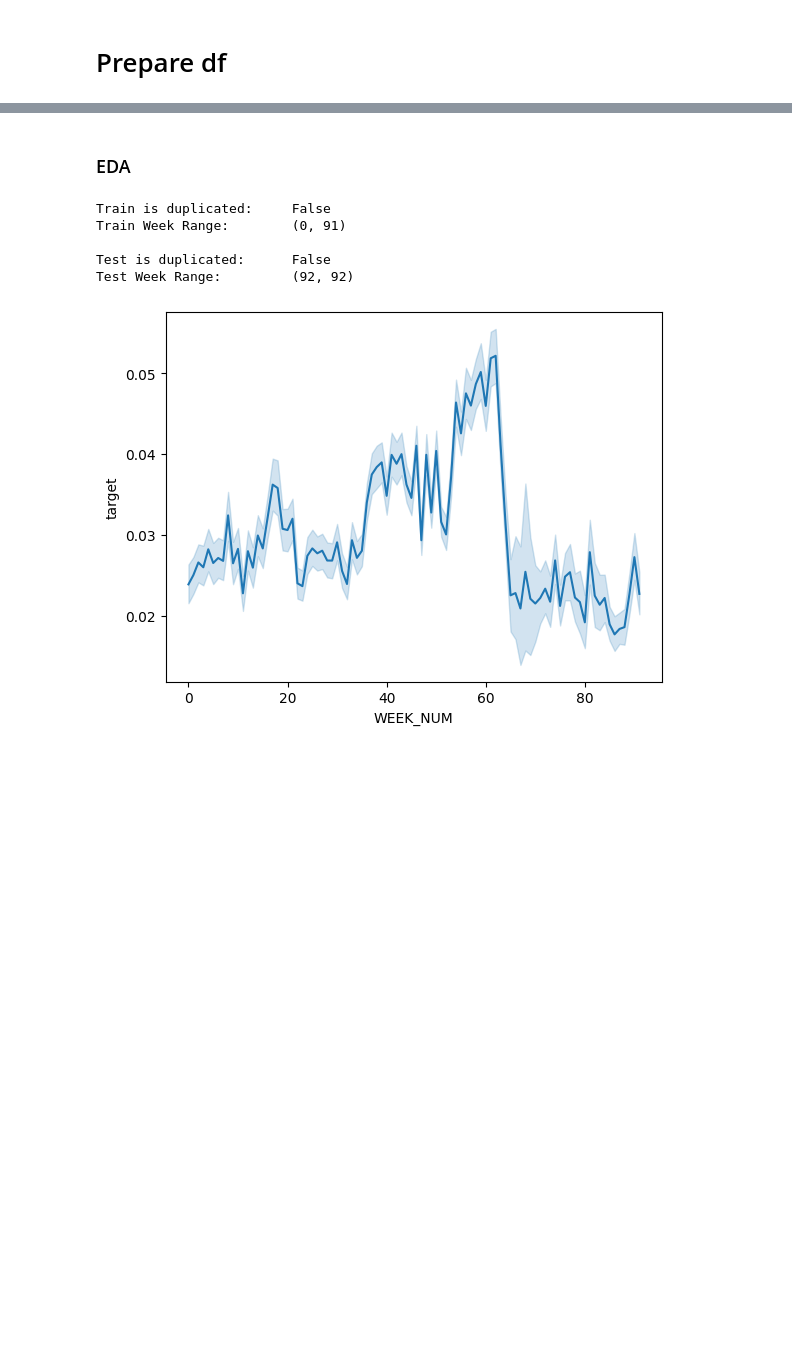
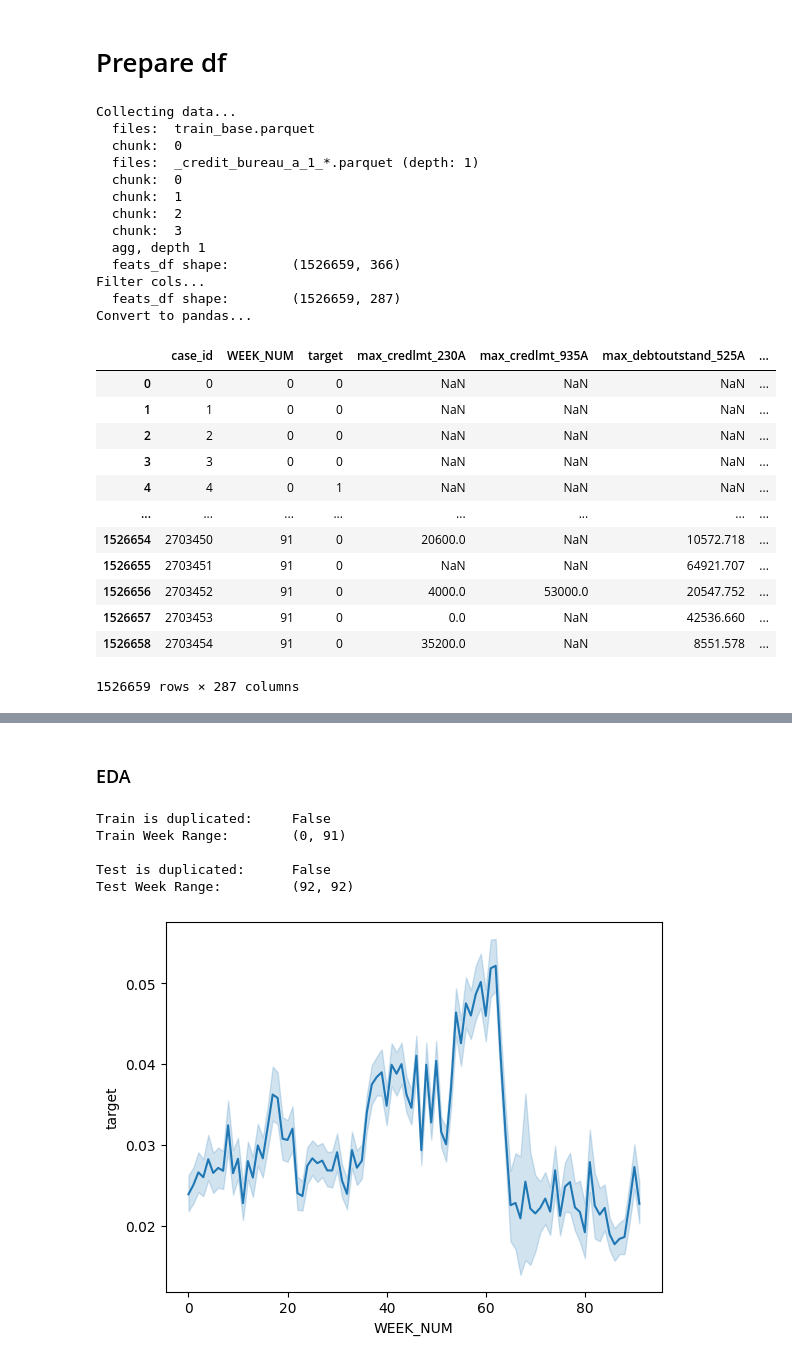
Before and after one commit to Andrey123qq2/Kaggle-Notebooks, a Jupyter notebook: home-credit-baseline-data.ipynb, the cells around one changed output, grey strips where cells are left out. Cells and saved outputs as stored; diff of their text form; code cells hidden in the pictures; blank space fills up the shorter version.

Commit message:
Kaggle Notebook | Home Credit: baseline - DATA | Version 13

```diff
--- a/home-credit-baseline-data.ipynb
+++ b/home-credit-baseline-data.ipynb
@@ -251,3 +276,31 @@ def feature_eng(df_base, depth_0, depth_1, depth_2):
+# %%
+def read_files(files_arr, data_dir, aggregator, mode="train", agg_chunks=False, num_group1_filter=None):
+    base_file_name = f"{mode}_base.parquet"
+    print("  files: ", base_file_name)
+    feats_df = read_files_by_path(
+        data_dir / base_file_name, data_dir, mode
+    )
+
+    for i, file_name in enumerate(files_arr):
+        depth = re.findall("\w_(\d)", file_name)
+        if len(depth) > 0:
+            depth = depth[0]
+        else:
+            continue
+        print("  files: ", file_name, f"(depth: {depth})")
+        files_df = read_files_by_path(
+            data_dir / f"{mode}{file_name}",
+            aggregator, int(depth), agg_chunks,
+            num_group1_filter=num_group1_filter
+        )
+        feats_df = feats_df.join(
+            files_df,
+            how="left", on="case_id", suffix=f"_{depth}_{i}"
+        )
+        del files_df
+        gc.collect()
+
+    return feats_df
 # %%
 def to_pandas(df_data, cat_cols=None):
     df_data = df_data.to_pandas()
@@ -351,0 +354,44 @@ def prepare_df(data_dir, cat_cols=None, mode="train", display_store=False, train
+# %%
+credit_bureau_a_1_files = [
+    "_credit_bureau_a_1_*.parquet",
+]
+credit_b_a_1_agg = Aggregator(
+    num_aggregators = [pl.max, pl.min, pl.first, pl.last, pl.mean],
+    str_aggregators = [pl.max, pl.min, pl.first, pl.last], # n_unique
+    group_aggregators = [pl.max, pl.min, pl.first, pl.last]
+)
+# %%
+if __name__ == '__main__':
+    credit_bureau_a_1_train_df = prepare_df(
+        credit_bureau_a_1_files, CFG.train_dir, credit_b_a_1_agg, feat_eng=False
+    )
+    gc.collect()
+    cat_cols_credit_bureau_a_1 = list(credit_bureau_a_1_train_df.select_dtypes("category").columns)
+    display(credit_bureau_a_1_train_df)
+# %% [output]
+Collecting data...
+  files:  train_base.parquet
+  chunk:  0
+  files:  _credit_bureau_a_1_*.parquet (depth: 1)
+  chunk:  0
+  chunk:  1
+  chunk:  2
+  chunk:  3
+  agg, depth 1
+  feats_df shape:        (1526659, 366)
+Filter cols...
+  feats_df shape:        (1526659, 287)
+Convert to pandas...
+|  | case_id | WEEK_NUM | target | max_credlmt_230A | max_credlmt_935A | max_debtoutstand_525A | ... |
+| 0 | 0 | 0 | 0 | NaN | NaN | NaN | ... |
+| 1 | 1 | 0 | 0 | NaN | NaN | NaN | ... |
+| 2 | 2 | 0 | 0 | NaN | NaN | NaN | ... |
+| 3 | 3 | 0 | 0 | NaN | NaN | NaN | ... |
+| 4 | 4 | 0 | 1 | NaN | NaN | NaN | ... |
+| ... | ... | ... | ... | ... | ... | ... | ... |
+| 1526654 | 2703450 | 91 | 0 | 20600.0 | NaN | 10572.718 | ... |
+| 1526655 | 2703451 | 91 | 0 | NaN | NaN | 64921.707 | ... |
+| 1526656 | 2703452 | 91 | 0 | 4000.0 | 53000.0 | 20547.752 | ... |
+| 1526657 | 2703453 | 91 | 0 | 0.0 | NaN | 42536.660 | ... |
+| 1526658 | 2703454 | 91 | 0 | 35200.0 | NaN | 8551.578 | ... |
+1526659 rows × 287 columns
```
Also changed, not shown: parts of 30 cells of this notebook.
